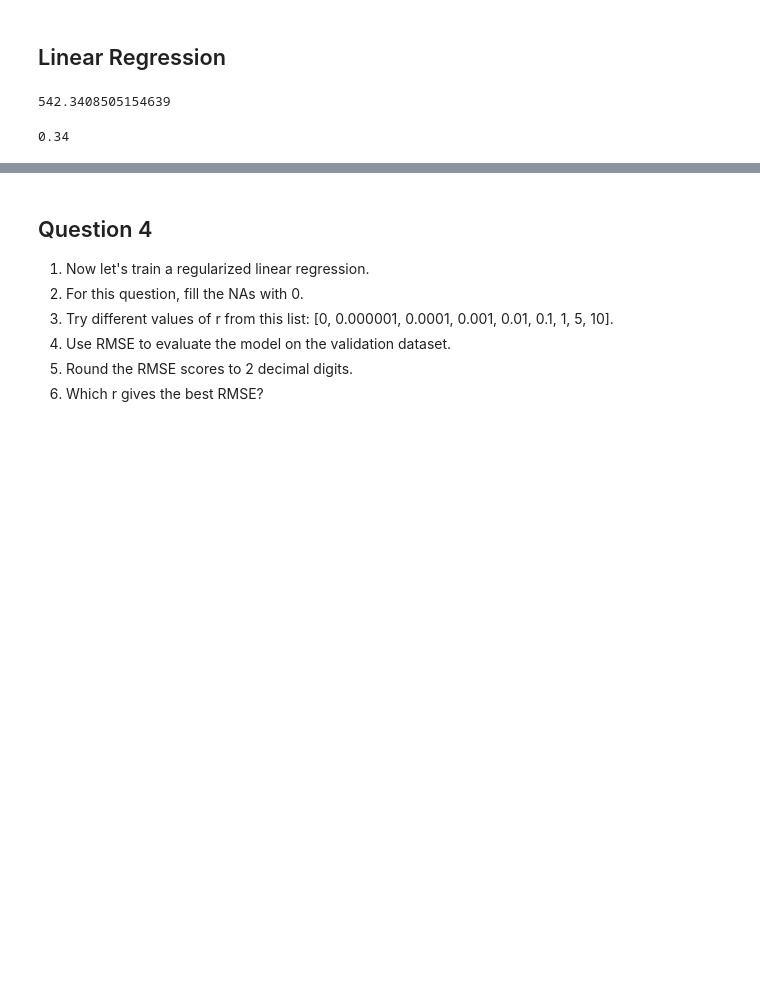
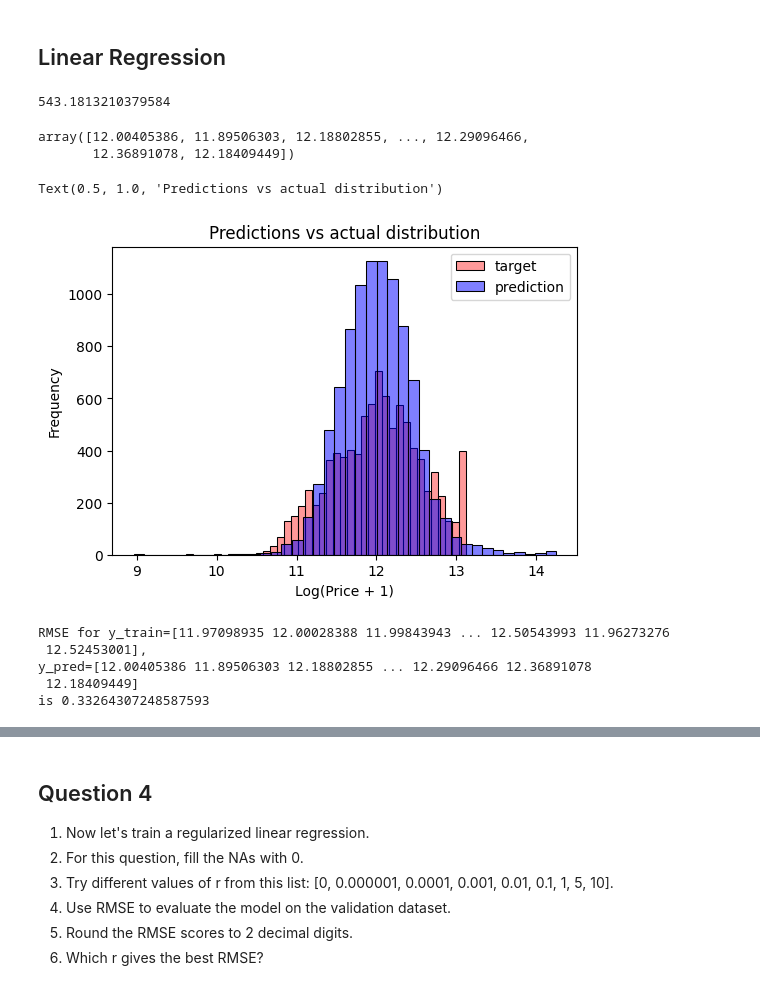
Before and after one commit to idebasishbose/MLZoomcamp, a Jupyter notebook: src/week2.ipynb, the cells around one changed output, grey strips where cells are left out. Drawn from its saved outputs; the diff is of its cells as text; code cells hidden in the pictures; blank space fills up the shorter version.

```diff
--- a/src/week2.ipynb
+++ b/src/week2.ipynb
@@ -35,7 +37,8 @@ Preparing the dataset
 # %% [markdown]
 First, keep only the records where ocean_proximity is either '<1H OCEAN' or 'INLAND'
 # %%
-df = df[(df['ocean_proximity'] == "<1H OCEAN") | (df['ocean_proximity'] =="INLAND")]
+df = df[(df["ocean_proximity"] == "<1H OCEAN")
+        | (df["ocean_proximity"] == "INLAND")]
 df
 # %% [output]
 |  | longitude | latitude | housing_median_age | total_rooms | total_bedrooms | population | households | ... |
@@ -142,10 +155,18 @@ df_shuffled = df.iloc[idx]
 # %%
 # Split your data in train/val/test sets, with 60%/20%/20% distribution.
+idx = np.arange(len(df))
+np.random.shuffle(idx)
+df_shuffled = df.iloc[idx]
+df_shuffled
+
+
 n = len(df_shuffled)
 n_val = int(0.2 * n)
 n_test = int(0.2 * n)
 n_train = n - n_val - n_test
-#check if total sample = validation+test+train samples
-assert(n == (n_val+n_test+n_train))
+
+
+# check if total sample = validation+test+train samples
+assert n == (n_val + n_test + n_train)
 # %%
 df_train = df_shuffled.iloc[:n_train].copy()
@@ -194,4 +217,10 @@ median_income          0
 dtype: int64
 # %% [markdown]
 ## Linear Regression
+# %%
+# mean of df_shuffled
+df_train_mean = df_train.total_bedrooms.mean()
+df_train_mean
+# %% [output]
+543.1813210379584
 # %%
@@ -210,10 +239,26 @@ def train_linear_regression(X, y):
 def prepare_X(df, fillna_val):
     df_num = df.fillna(fillna_val)
     return df_num.values
-# %%
-# mean of df_shuffled
-df_train_mean = df_train.total_bedrooms.mean()
-df_train_mean
-# %% [output]
-542.3408505154639
+# %%
+X_train = prepare_X(df_train, df_train_mean)
+w_0, w = train_linear_regression(X_train, y_train)
+y_pred = w_0 + X_train.dot(w)
+y_pred
+# %% [output]
+array([12.00405386, 11.89506303, 12.18802855, ..., 12.29096466,
+       12.36891078, 12.18409449])
+# %%
+plt.figure(figsize=(6, 4))
+
+sns.histplot(y_train, label="target", color="Red", alpha=0.4, bins=40)
+sns.histplot(y_pred, label="prediction", color="Blue", alpha=0.5, bins=40)
+
+plt.legend()
+
+plt.ylabel("Frequency")
+plt.xlabel("Log(Price + 1)")
+plt.title("Predictions vs actual distribution")
+# %% [output]
+Text(0.5, 1.0, 'Predictions vs actual distribution')
+[figure, added]
 # %%
@@ -224,14 +268,10 @@ def rmse(y, y_pred):
     return np.sqrt(mse)
-# %%
-# fill missing values with 0 and check the value
-# fill missing values with df_train_mean and check the value
-# both seems same value.
-X_train = prepare_X(df_train, 0)
-w_0, w = train_linear_regression(X_train, y_train)
-y_pred = w_0 + X_train.dot(w)
-
-rmse_train = rmse(y_train, y_pred)
-round(rmse_train, 2)
-# %% [output]
-0.34
+# %%
+print(f"RMSE for y_train={y_train}, \ny_pred={y_pred} \nis {rmse(y_train, y_pred)}")
+# %% [output]
+RMSE for y_train=[11.97098935 12.00028388 11.99843943 ... 12.50543993 11.96273276
+ 12.52453001],
+y_pred=[12.00405386 11.89506303 12.18802855 ... 12.29096466 12.36891078
+ 12.18409449]
+is 0.33264307248587593
 # %%
```
Also changed, not shown: parts of 18 cells of this notebook.
